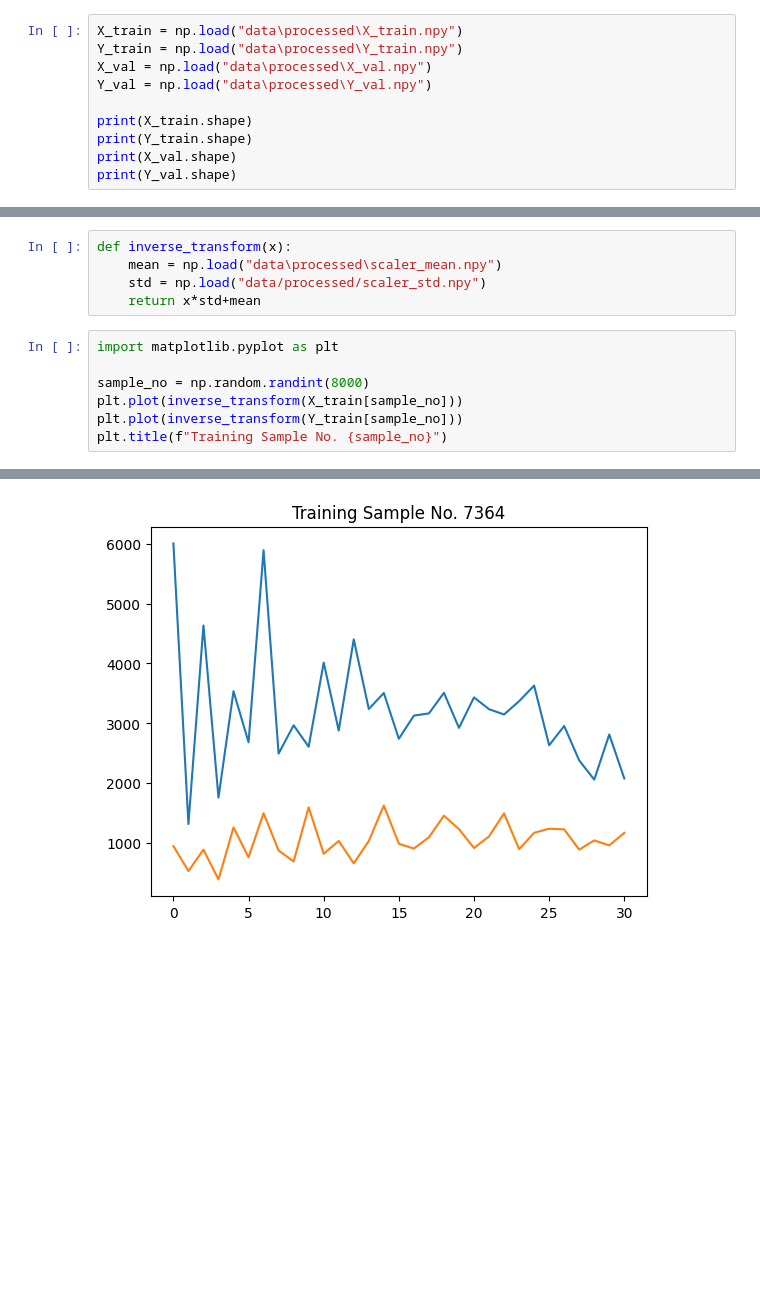
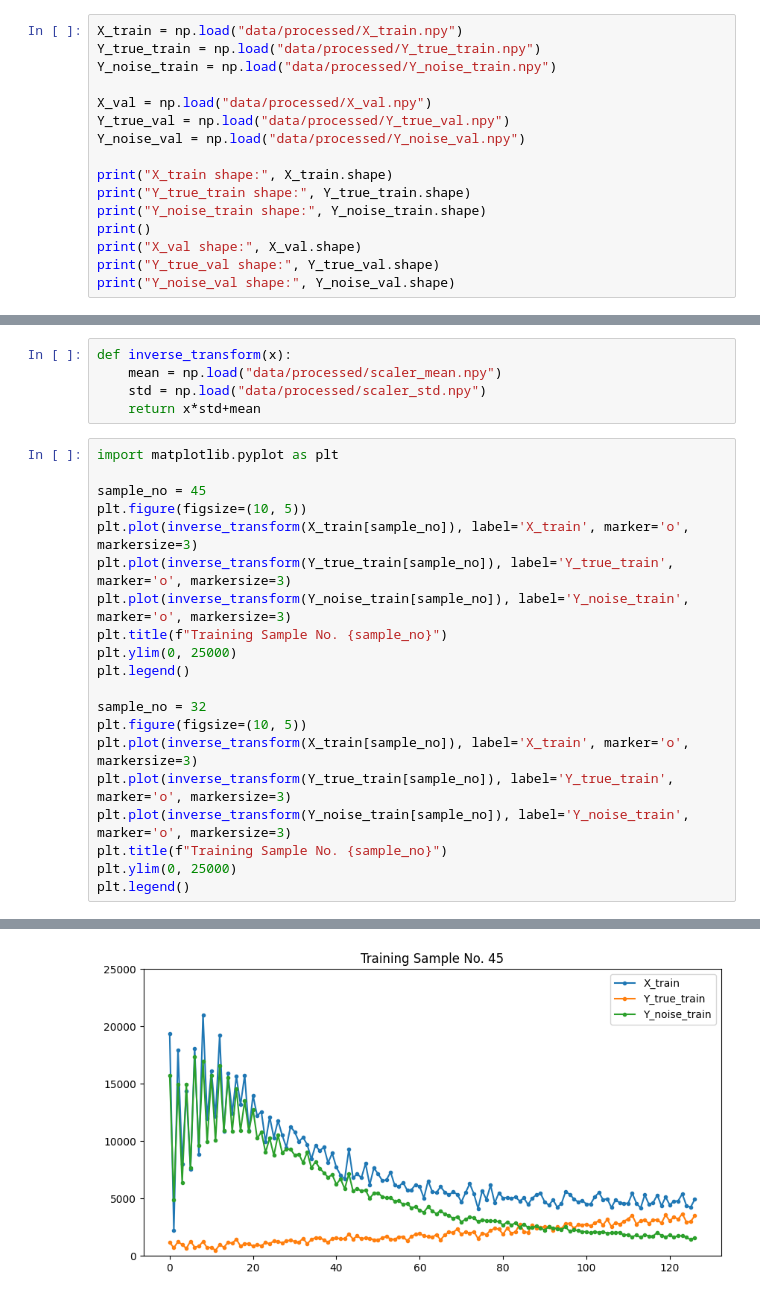
Before and after one commit to rohitptnk/cosmoformer, a Jupyter notebook: research/Data_Processing_Test.ipynb, the cells around one changed output, grey strips where cells are left out. Saved outputs shown, nothing was run; the diff lists cells and outputs as text; blank space fills up the shorter version.

```diff
--- a/research/Data_Processing_Test.ipynb
+++ b/research/Data_Processing_Test.ipynb
@@ -18,11 +51,17 @@ print(std[0])
 # %%
-X_train = np.load("data\processed\X_train.npy")
-Y_train = np.load("data\processed\Y_train.npy")
-X_val = np.load("data\processed\X_val.npy")
-Y_val = np.load("data\processed\Y_val.npy")
+X_train = np.load("data/processed/X_train.npy")
+Y_true_train = np.load("data/processed/Y_true_train.npy")
+Y_noise_train = np.load("data/processed/Y_noise_train.npy")
 
-print(X_train.shape)
-print(Y_train.shape)
-print(X_val.shape)
-print(Y_val.shape)
+X_val = np.load("data/processed/X_val.npy")
+Y_true_val = np.load("data/processed/Y_true_val.npy")
+Y_noise_val = np.load("data/processed/Y_noise_val.npy")
+
+print("X_train shape:", X_train.shape)
+print("Y_true_train shape:", Y_true_train.shape)
+print("Y_noise_train shape:", Y_noise_train.shape)
+print()
+print("X_val shape:", X_val.shape)
+print("Y_true_val shape:", Y_true_val.shape)
+print("Y_noise_val shape:", Y_noise_val.shape)
 # %% [output]
@@ -52,13 +103,26 @@ Y_val std: 0.348505392784377
 # %%
 def inverse_transform(x):
-    mean = np.load("data\processed\scaler_mean.npy")
+    mean = np.load("data/processed/scaler_mean.npy")
     std = np.load("data/processed/scaler_std.npy")
     return x*std+mean
 # %%
 import matplotlib.pyplot as plt
 
-sample_no = np.random.randint(8000)
-plt.plot(inverse_transform(X_train[sample_no]))
-plt.plot(inverse_transform(Y_train[sample_no]))
+sample_no = 45
+plt.figure(figsize=(10, 5))
+plt.plot(inverse_transform(X_train[sample_no]), label='X_train', marker='o', markersize=3)
+plt.plot(inverse_transform(Y_true_train[sample_no]), label='Y_true_train', marker='o', markersize=3)
+plt.plot(inverse_transform(Y_noise_train[sample_no]), label='Y_noise_train', marker='o', markersize=3)
 plt.title(f"Training Sample No. {sample_no}")
+plt.ylim(0, 25000)
+plt.legend()
+
+sample_no = 32
+plt.figure(figsize=(10, 5))
+plt.plot(inverse_transform(X_train[sample_no]), label='X_train', marker='o', markersize=3)
+plt.plot(inverse_transform(Y_true_train[sample_no]), label='Y_true_train', marker='o', markersize=3)
+plt.plot(inverse_transform(Y_noise_train[sample_no]), label='Y_noise_train', marker='o', markersize=3)
+plt.title(f"Training Sample No. {sample_no}")
+plt.ylim(0, 25000)
+plt.legend()
 # %% [output]
@@ -66 +130 @@ Text(0.5, 1.0, 'Training Sample No. 7364')
-[figure, old version]
+[figure, new version]
```
Also changed, not shown: parts of 10 cells of this notebook, 2 other files.
